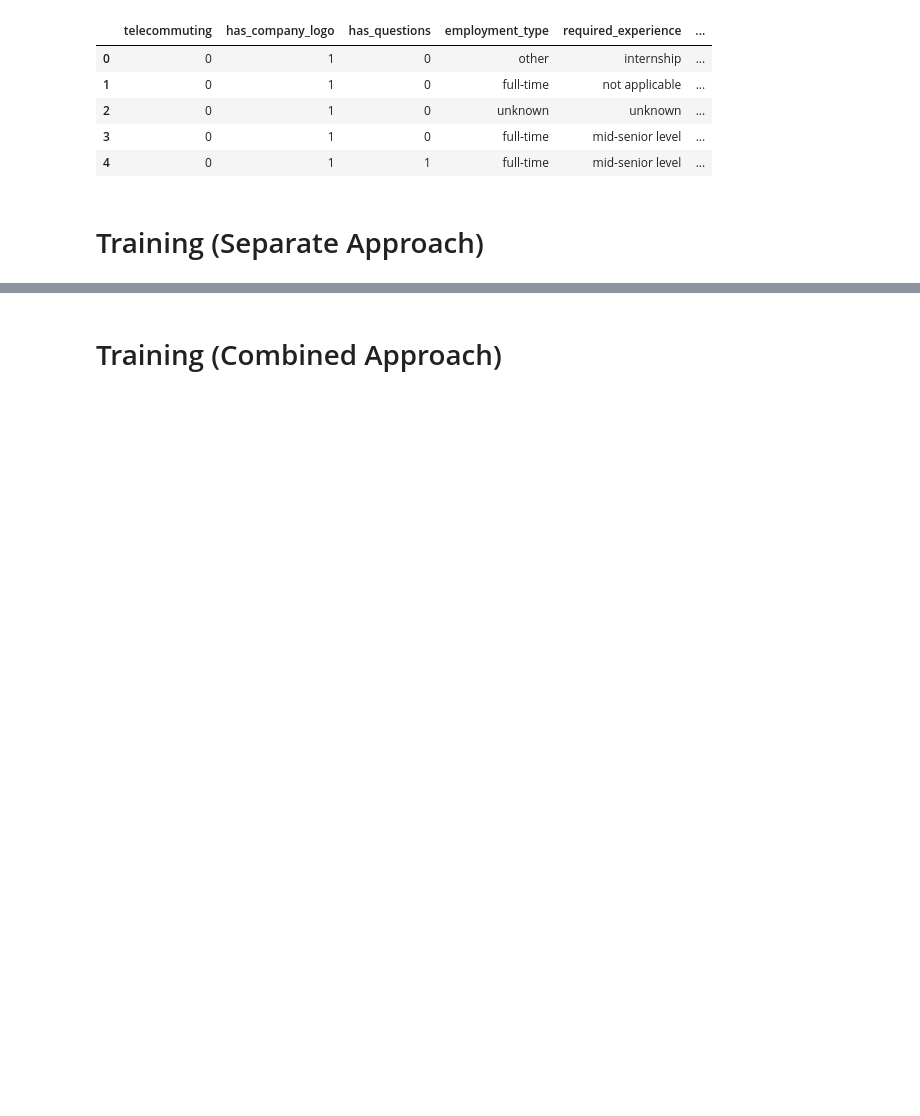
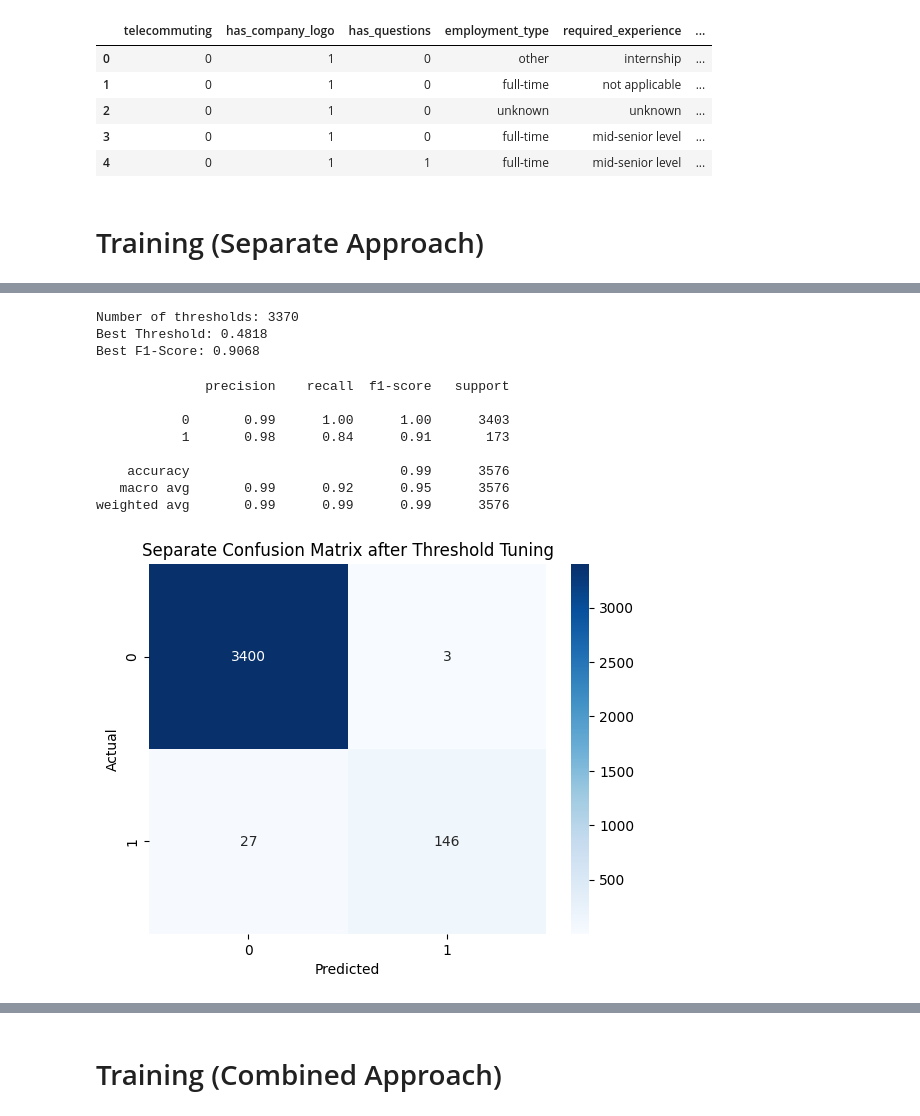
Before and after one commit to willdemelo/Fake_Job_Detector, a Jupyter notebook: SVCs.ipynb, the cells around one changed output, grey strips where cells are left out. Saved outputs shown, nothing was run; the diff lists cells and outputs as text; code cells hidden in the pictures; blank space fills up the shorter version.

```diff
--- a/SVCs.ipynb
+++ b/SVCs.ipynb
@@ -283,30 +227,44 @@ df_concat.head()
 # %%
-# # Calculate precision, recall, thresholds
-# precisions, recalls, thresholds = precision_recall_curve(y_test, y_prob)
-# print(f"Number of thresholds: {len(thresholds)}")
+# Calculate precision, recall, thresholds
+precisions, recalls, thresholds = precision_recall_curve(y_test, y_prob)
+print(f"Number of thresholds: {len(thresholds)}")
 
-# # F1 scores
-# f1_scores = 2 * (precisions * recalls) / (precisions + recalls + 1e-6)
+# F1 scores
+f1_scores = 2 * (precisions * recalls) / (precisions + recalls + 1e-6)
 
-# # Best threshold
-# best_idx = np.argmax(f1_scores)
-# best_threshold = thresholds[best_idx]
-# best_f1 = f1_scores[best_idx]
+# Best threshold
+best_idx = np.argmax(f1_scores)
+best_threshold = thresholds[best_idx]
+best_f1 = f1_scores[best_idx]
 
-# print(f"Best Threshold: {best_threshold:.4f}")
-# print(f"Best F1-Score: {best_f1:.4f}")
+print(f"Best Threshold: {best_threshold:.4f}")
+print(f"Best F1-Score: {best_f1:.4f}")
+# %% [output]
+Number of thresholds: 3370
+Best Threshold: 0.4818
+Best F1-Score: 0.9068
 # %%
-# # Apply best threshold
-# y_pred_threshold = (y_prob >= best_threshold).astype(int)
+# Apply best threshold
+y_pred_threshold = (y_prob >= best_threshold).astype(int)
 
-# # Classification report
-# print(classification_report(y_test, y_pred_threshold))
+# Classification report
+print(classification_report(y_test, y_pred_threshold))
 
-# # Confusion Matrix (Threshold Tuned)
-# cm_thresh = confusion_matrix(y_test, y_pred_threshold)
-# sns.heatmap(cm_thresh, annot=True, fmt='d', cmap='Blues')
-# plt.xlabel('Predicted')
-# plt.ylabel('Actual')
-# plt.title('Separate Confusion Matrix after Threshold Tuning')
-# plt.show()
+# Confusion Matrix (Threshold Tuned)
+cm_thresh = confusion_matrix(y_test, y_pred_threshold)
+sns.heatmap(cm_thresh, annot=True, fmt='d', cmap='Blues')
+plt.xlabel('Predicted')
+plt.ylabel('Actual')
+plt.title('Separate Confusion Matrix after Threshold Tuning')
+plt.show()
+# %% [output]
+              precision    recall  f1-score   support
+
+           0       0.99      1.00      1.00      3403
+           1       0.98      0.84      0.91       173
+
+    accuracy                           0.99      3576
+   macro avg       0.99      0.92      0.95      3576
+weighted avg       0.99      0.99      0.99      3576
+[figure, added]
 # %%
```
Also changed, not shown: parts of 26 cells of this notebook, 2 other files.
